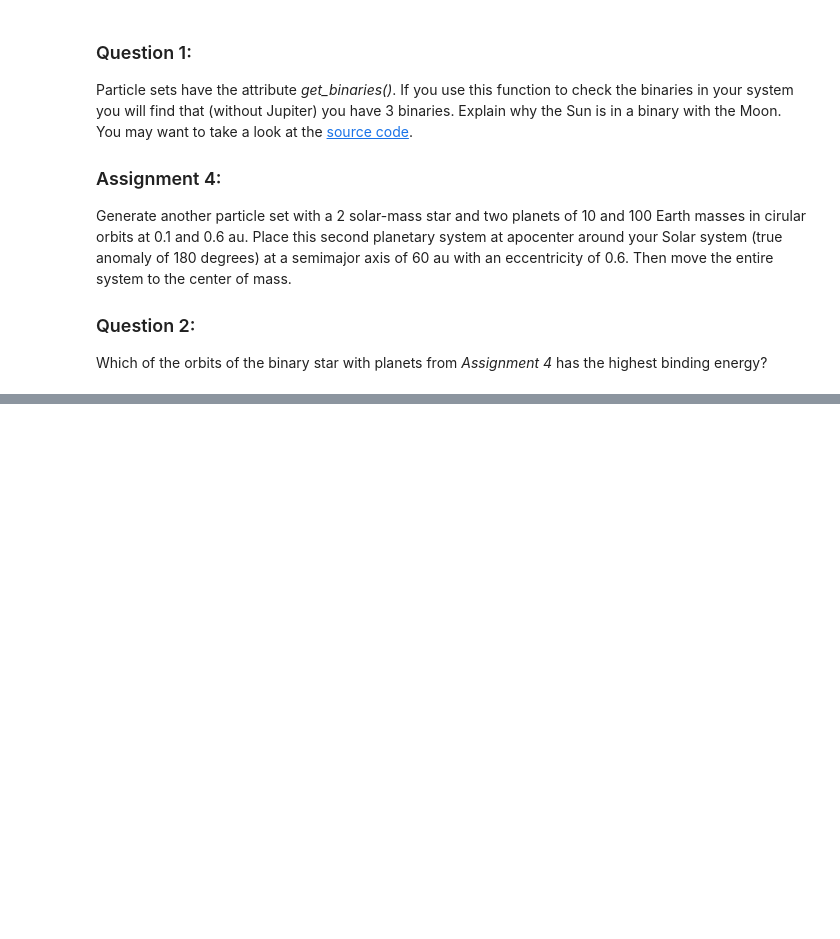
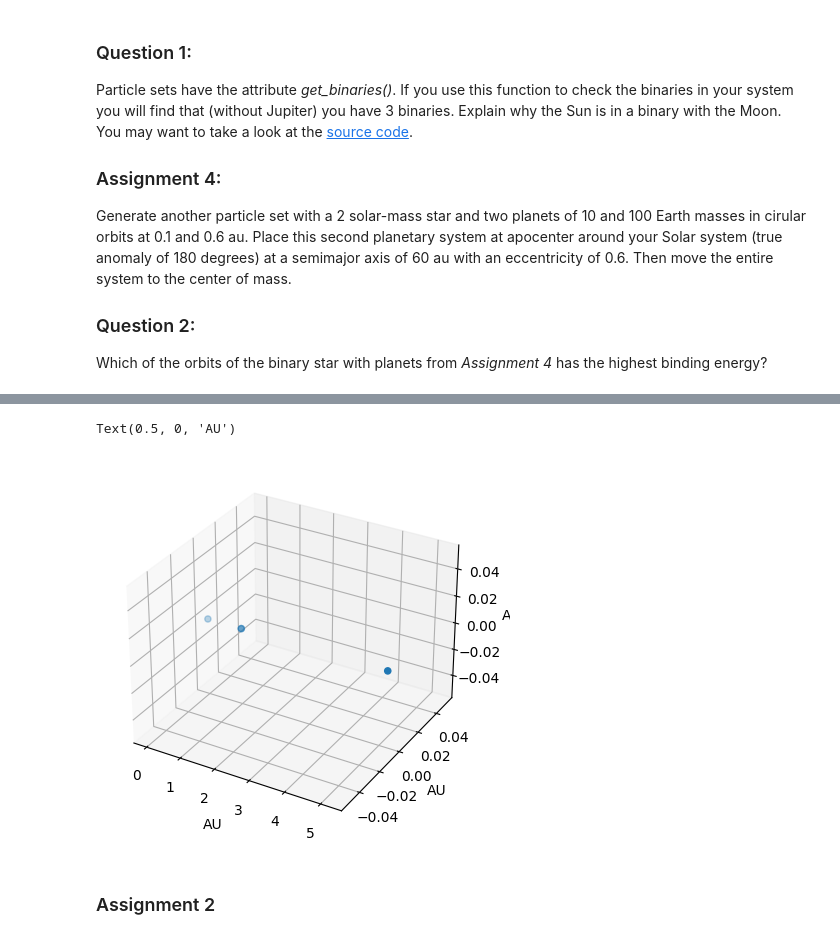
Before and after one commit to jaspertjansen/Amuse-Homework, a Jupyter notebook: particles.ipynb, the cells around one changed output, grey strips where cells are left out. Drawn from its saved outputs; the diff is of its cells as text; code cells hidden in the pictures; blank space fills up the shorter version.

```diff
--- a/particles.ipynb
+++ b/particles.ipynb
@@ -139,0 +237,9 @@ Which of the orbits of the binary star with planets from *Assignment 4* has the
+# %%
+jup = Particles(1)
+jup.name = "Jupiter"
+jup.mass = 1.89813e27 | units.kg
+jup.position = (5.2, 0, 0) | units.AU
+vorb = relative_orbital_velocity(sun.mass + jup.mass,
+                                 jup.position.sum())
+jup.velocity = (0, 1, 0) * vorb
+print("jup=", jup)
@@ -139,0 +252,7 @@ Which of the orbits of the binary star with planets from *Assignment 4* has the
+# %%
+jup.position += sun.position
+jup.velocity += sun.velocity
+solarsystem = solarsystem
+solarsystem.add_particle(jup)
+solarsystem.move_to_center()
+print("Solar system:", solarsystem)
@@ -139,0 +268,19 @@ Which of the orbits of the binary star with planets from *Assignment 4* has the
+# %%
+#Check if correct
+
+import matplotlib.pyplot as plt
+
+ax = plt.axes(projection='3d')
+
+xdata = solarsystem.position.value_in(units.AU)[:,0]
+ydata = solarsystem.position.value_in(units.AU)[:,1]
+zdata = solarsystem.position.value_in(units.AU)[:,2]
+ax.scatter3D(xdata, ydata, zdata);
+ax.set_xlabel('AU')
+ax.set_ylabel('AU')
+ax.set_zlabel('AU')
+# %% [output]
+Text(0.5, 0, 'AU')
+[figure, added]
+# %% [markdown]
+### Assignment 2
```
Also changed, not shown: parts of 16 cells of this notebook, 1 other file.
